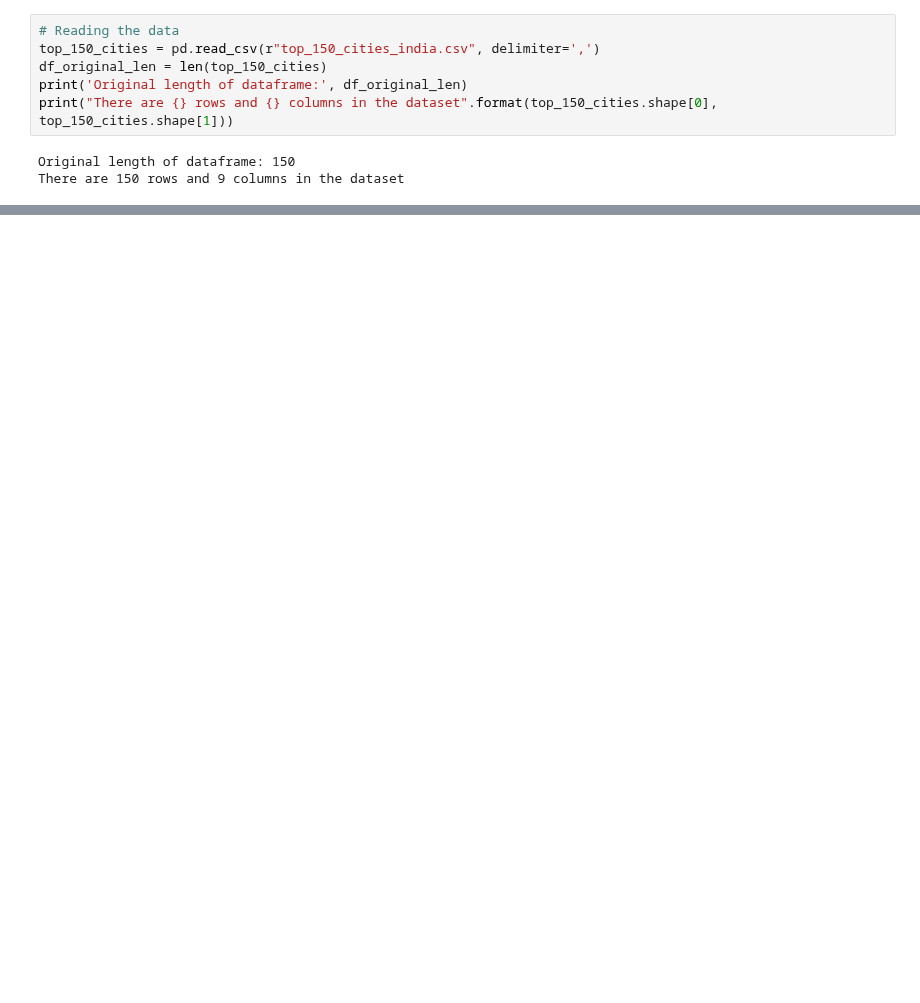
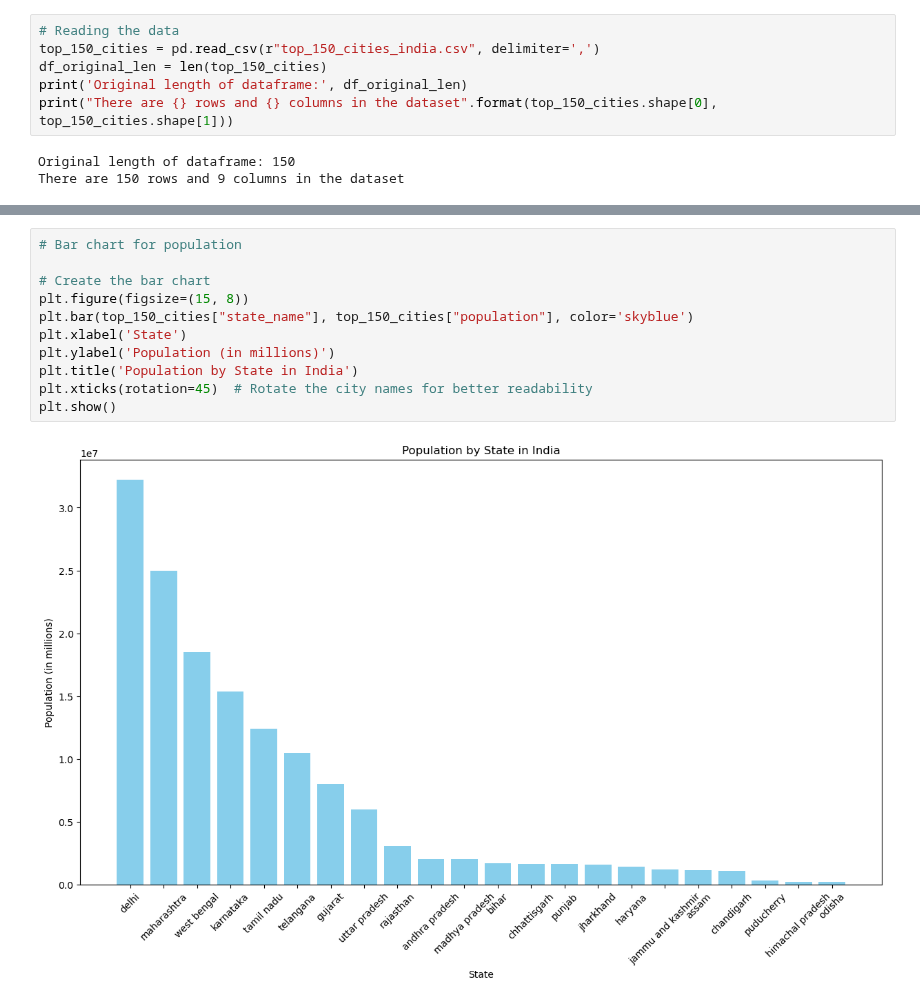
Before and after one commit to maxheijmans/AIM4B_Group1, a Jupyter notebook: BankTransactions/EDA_top-150-cities-india.ipynb, the cells around one changed output, grey strips where cells are left out. Saved outputs shown, nothing was run; the diff lists cells and outputs as text; blank space fills up the shorter version.

```diff
--- a/BankTransactions/EDA_top-150-cities-india.ipynb
+++ b/BankTransactions/EDA_top-150-cities-india.ipynb
@@ -72,0 +70,13 @@ NameError: name 'gpd' is not defined
+# %%
+# Bar chart for population
+
+# Create the bar chart
+plt.figure(figsize=(15, 8))
+plt.bar(top_150_cities["state_name"], top_150_cities["population"], color='skyblue')
+plt.xlabel('State')
+plt.ylabel('Population (in millions)')
+plt.title('Population by State in India')
+plt.xticks(rotation=45)  # Rotate the city names for better readability
+plt.show()
+# %% [output]
+[figure, added]
```
Also changed, not shown: parts of 13 cells of this notebook, 1 other file.
